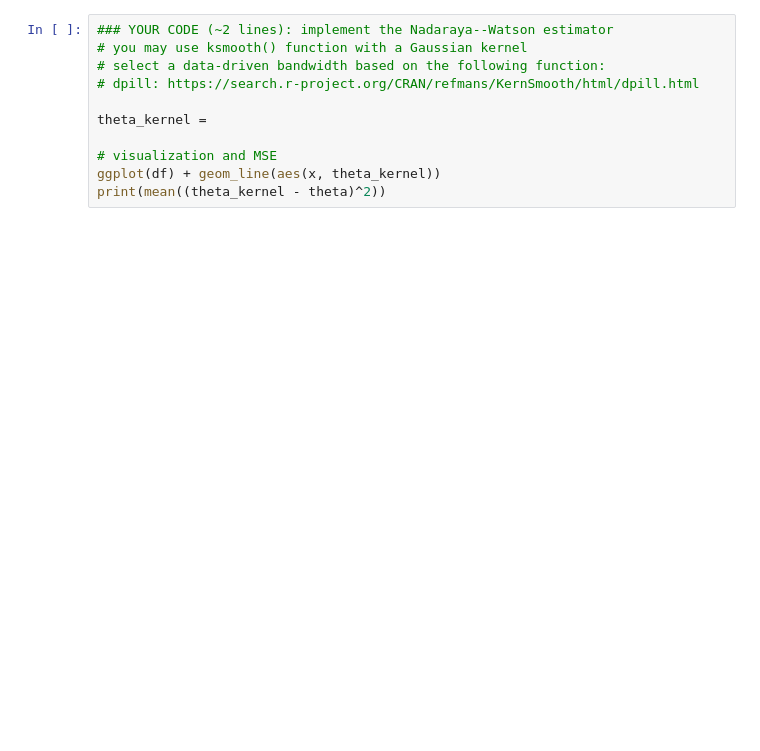
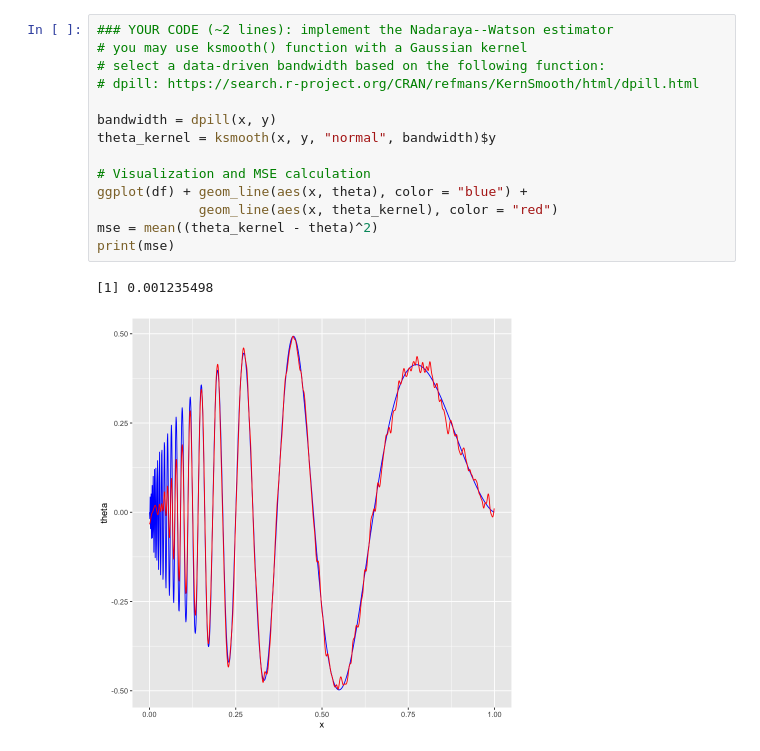
Before and after one commit to devt287/applied_stat, a Jupyter notebook: HW8_P4.ipynb, the cells around one changed output. Drawn from its saved outputs; the diff is of its cells as text; blank space fills up the shorter version.

```diff
--- a/HW8_P4.ipynb
+++ b/HW8_P4.ipynb
@@ -26,14 +56,20 @@ ggplot(df) + geom_line(aes(x,y))
 # %%
 ### YOUR CODE (~2 lines): implement the Nadaraya--Watson estimator
 # you may use ksmooth() function with a Gaussian kernel
 # select a data-driven bandwidth based on the following function:
 # dpill: https://search.r-project.org/CRAN/refmans/KernSmooth/html/dpill.html
 
-theta_kernel =
+bandwidth = dpill(x, y)
+theta_kernel = ksmooth(x, y, "normal", bandwidth)$y
 
-# visualization and MSE
-ggplot(df) + geom_line(aes(x, theta_kernel))
-print(mean((theta_kernel - theta)^2))
+# Visualization and MSE calculation
+ggplot(df) + geom_line(aes(x, theta), color = "blue") +
+             geom_line(aes(x, theta_kernel), color = "red")
+mse = mean((theta_kernel - theta)^2)
+print(mse)
+# %% [output]
+[1] 0.001235498
+[figure, added]
 # %%
 ### YOUR CODE (~2 lines): implement the local polynomial regressions
 # compute the fits for two sets of hyperparameters
```
Also changed, not shown: parts of 6 cells of this notebook.
